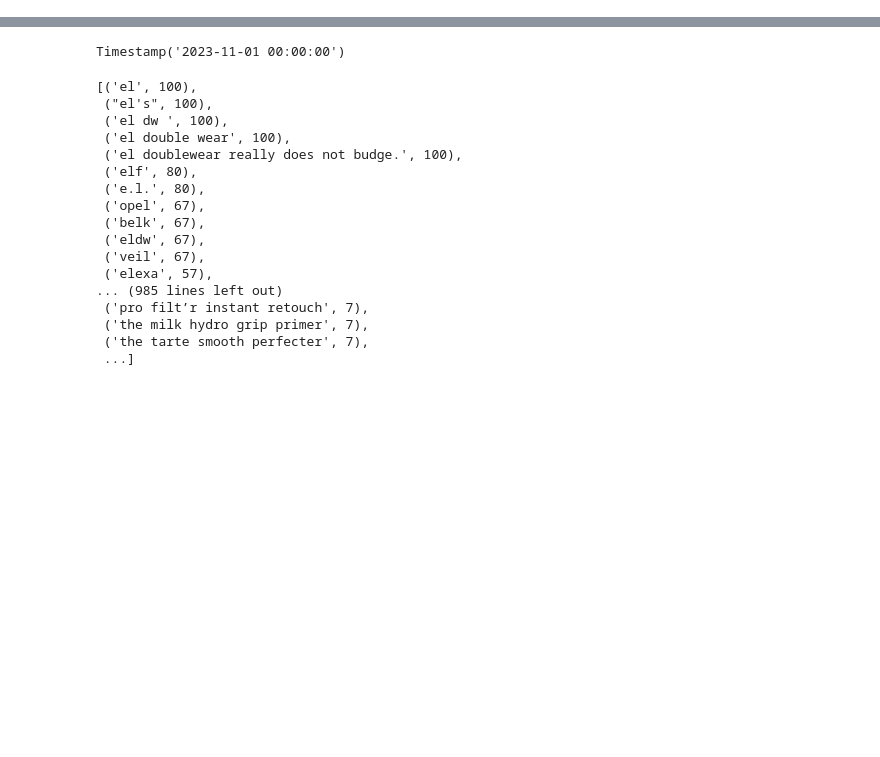
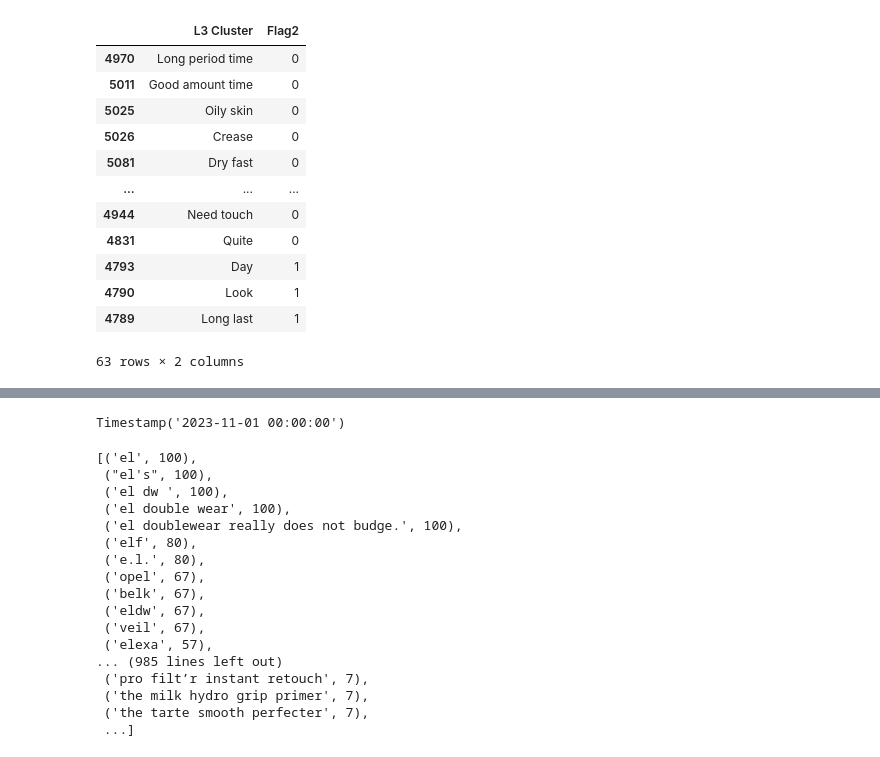
Before and after one commit to KshitizKumawat/moksh.io, a Jupyter notebook: miscellaneous.ipynb, the cells around one changed output, grey strips where cells are left out. Drawn from its saved outputs; the diff is of its cells as text; code cells hidden in the pictures; blank space fills up the shorter version.

```diff
--- a/miscellaneous.ipynb
+++ b/miscellaneous.ipynb
@@ -29,0 +55,10 @@ from fuzzywuzzy import process
+# %%
+df['Flag2']=0
+df = df[~df['L2 Cluster'].isin(['Oily','Texture','Formula'])]
+for a in ['Purchase','Skin','Odor','Motivation','Ingredients','Finish','Design',
+         'Demographic','Coverage','Competitor','Application']:
+    for senti in ['Positive','Negative']:
+        dfx = df[(df['L2 Cluster']==a)&(df['Sentiment']==senti)]
+        l = list(dfx[dfx['L3 Cluster']!='Miscellaneous'].loc[:,['L3 Cluster','L3 Review Count']].drop_duplicates().sort_values(['L3 Review Count'],ascending=False)[:10]['L3 Cluster'])
+        for i in dfx[dfx['L3 Cluster'].isin(l)].index:
+            df['Flag2'][i]=1
@@ -29,0 +84,2 @@ from fuzzywuzzy import process
+# %%
+df1 = df
@@ -29,0 +124,16 @@ from fuzzywuzzy import process
+# %%
+df1[(df1['L2 Cluster']=='Time')&(df1['Sentiment']=='Positive')].loc[:,['L3 Cluster','Flag2']].drop_duplicates().sort_values(['Flag2'])
+# %% [output]
+|  | L3 Cluster | Flag2 |
+| 4970 | Long period time | 0 |
+| 5011 | Good amount time | 0 |
+| 5025 | Oily skin | 0 |
+| 5026 | Crease | 0 |
+| 5081 | Dry fast | 0 |
+| ... | ... | ... |
+| 4944 | Need touch | 0 |
+| 4831 | Quite | 0 |
+| 4793 | Day | 1 |
+| 4790 | Look | 1 |
+| 4789 | Long last | 1 |
+63 rows × 2 columns
```
Also changed, not shown: parts of 16 cells of this notebook, 4 other files.
